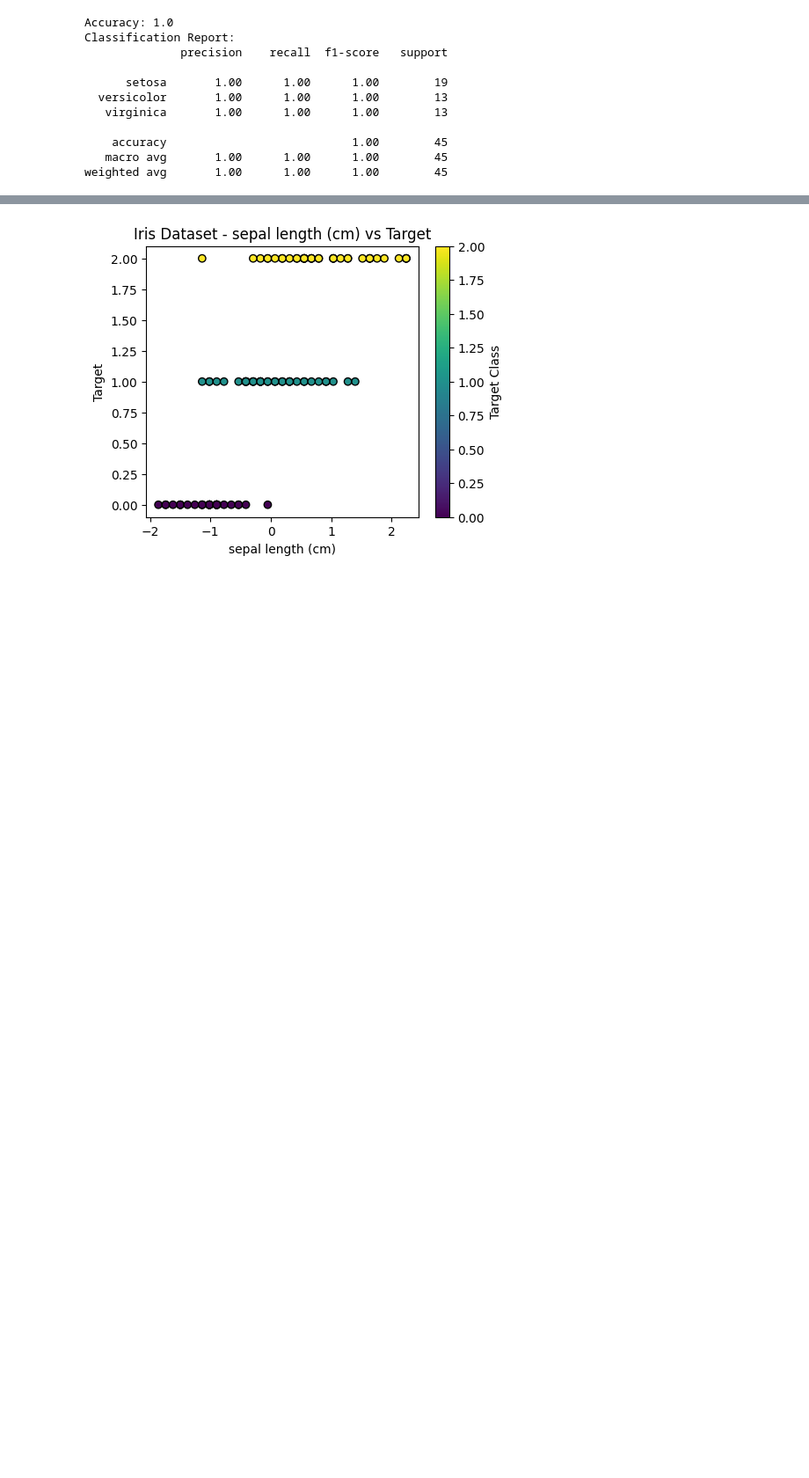
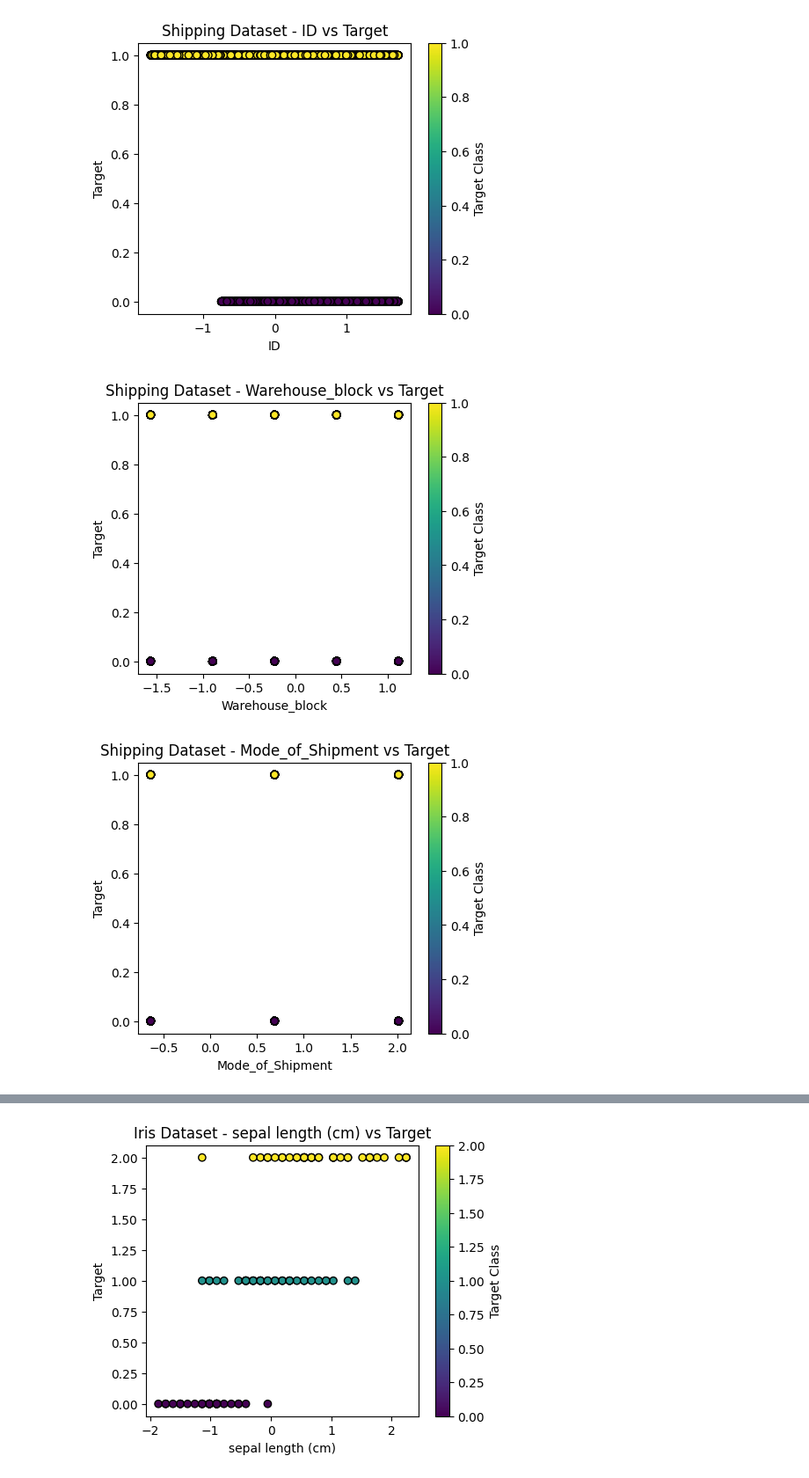
Before and after one commit to Gabriel-Paes/ml-classification, a Jupyter notebook: knn.ipynb, the cells around one changed output, grey strips where cells are left out. Shown at 88% size. Cells and saved outputs as stored; diff of their text form; code cells hidden in the pictures; blank space fills up the shorter version.

```diff
--- a/knn.ipynb
+++ b/knn.ipynb
@@ -19,0 +67,3 @@ y = iris.target
+# %%
+dataset = pl.read_csv('https://raw.githubusercontent.com/Gabriel-Paes/ml-classification/main/dataset/shipping.csv')
+dataset
@@ -19,0 +90,7 @@ y = iris.target
+# %%
+dataset = dataset.with_columns(pl.col("Warehouse_block").str.replace("F", "E"))
+
+target = 'Reached_on_Time_Y_N'
+
+dataset = dataset.rename({"Reached.on.Time_Y.N": target})
+dataset
@@ -41,17 +203,14 @@ class_report = classification_report(y_test, y_pred, target_names=iris.target_na
-# %%
-# Exibindo os resultados
-print("Accuracy:", accuracy)
-print("Classification Report:")
-print(class_report)
-# %% [output]
-Accuracy: 1.0
-Classification Report:
-              precision    recall  f1-score   support
-
-      setosa       1.00      1.00      1.00        19
-  versicolor       1.00      1.00      1.00        13
-   virginica       1.00      1.00      1.00        13
-
-    accuracy                           1.00        45
-   macro avg       1.00      1.00      1.00        45
-weighted avg       1.00      1.00      1.00        45
+# %%
+# Plotando gráficos de dispersão para as características dos dados
+for index in range(X_train_scaled.shape[1]):
+    plt.figure(figsize=(5, 4))
+    plt.scatter(X_train_scaled[:, index], y_train, c=y_train, cmap='viridis', edgecolor='k')
+    plt.xlabel(X.columns[index])
+    plt.ylabel('Target')
+    plt.title(f'Shipping Dataset - {X.columns[index]} vs Target')
+    plt.colorbar(label='Target Class')
+    plt.show()
+# %% [output]
+[figure, added]
+[figure, added]
+[figure, added]
```
Also changed, not shown: parts of 28 cells of this notebook.
